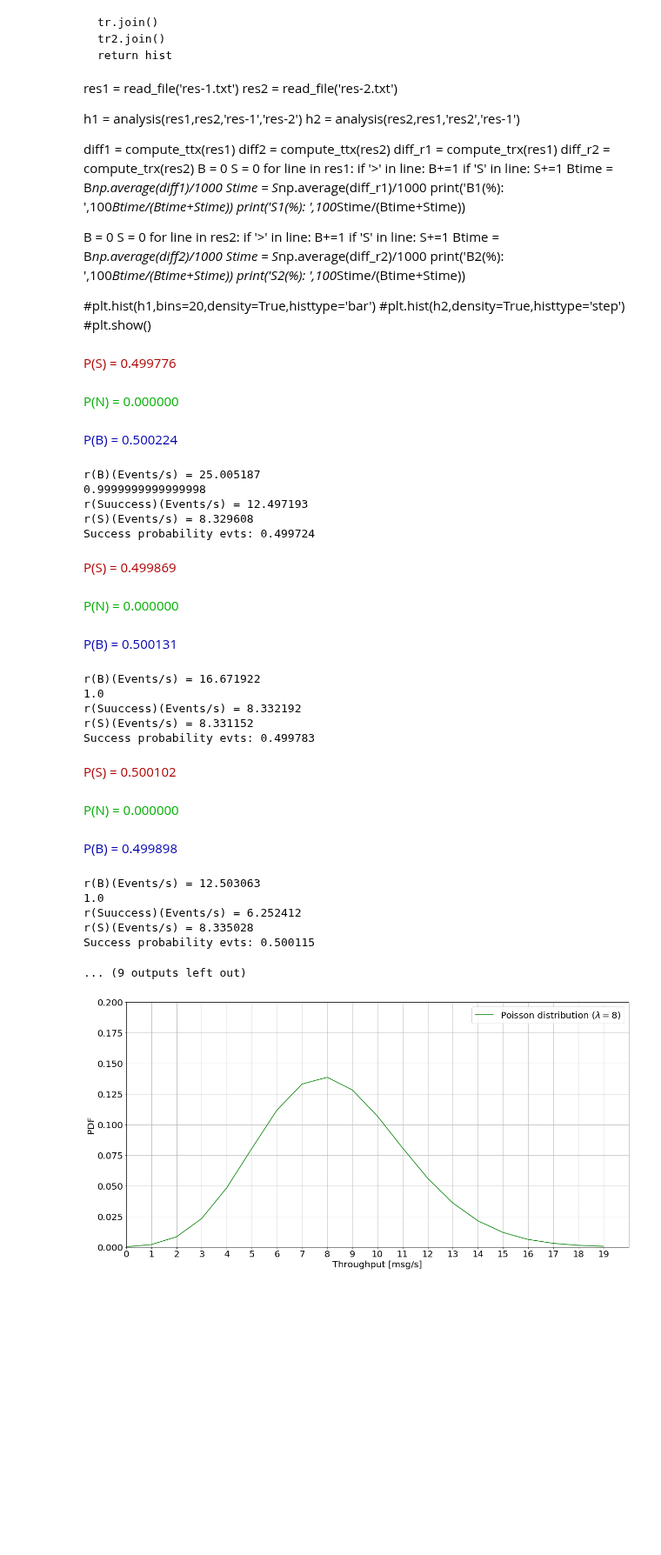
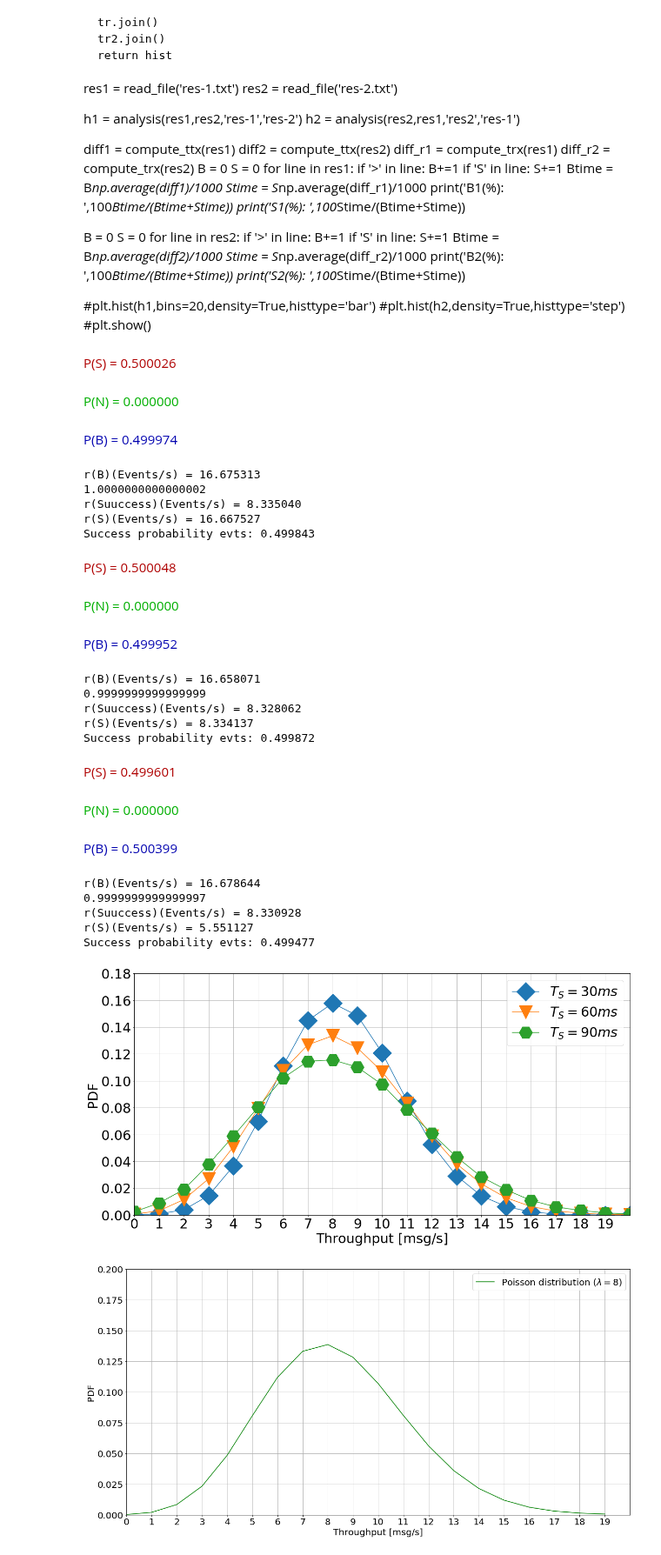
Before and after one commit to ingframin/BroadcastSimulation, a Jupyter notebook: results/Analysis.ipynb, the cells around one changed output. Shown at 87% size. Drawn from its saved outputs; the diff is of its cells as text; code cells hidden in the pictures; blank space fills up the shorter version.

Commit message:
fixed plots

```diff
--- a/results/Analysis.ipynb
+++ b/results/Analysis.ipynb
@@ -197,70 +198,78 @@ print('S2(%): ',100*Stime/(Btime+Stime))
 #plt.hist(h2,density=True,histtype='step')
 #plt.show()
 # %%
-for i in range(1,6):
+markers = ['D','o','*','v','X','s','H']
+
+for i in range(1,8):
+    if i not in [1,4,7]:
+        continue
     f1 = open("r%d-d0-result.txt"%i)
     raw1 = f1.read()
     f1.close()
 
     f2 = open("r%d-d1-result.txt"%i)
     raw2 = f2.read()
     f2.close()
 
-    hist,Eb,Es,En,Ps = compute_histogram(raw1,raw2,Ttx=(i*10+10))
-    l = "$T_{B}=%d ms$"%(i*10+10)
+    hist,Eb,Es,En,Ps = compute_histogram(raw1,raw2,Trx=(i*10+20))
+    l = "$T_{S}=%d ms$"%(i*10+20)
 
-    pt.plot(range(len(hist)),hist,'-D',markersize=15,label=l)
+    pt.plot(range(len(hist)),hist,'-'+markers[i-1],markersize=30,label=l)
+    with open('test-%d.txt'%i,'w') as f:
+        for l,k in zip(range(len(hist)),hist):
+            print('%.6f\t%.6f',file=f)
 
 def pois(l,k):
     v = []
     for x in range(k):
         p = (l**x)*exp(-l)/factorial(x)
         v.append(p)
     return v
 
 #h,b,p = pt.hist(h2,bins=20,density=True,histtype='step',label="Experimental results",align="left",linewidth=5)
 #pt.show()
 
 #p = pois(8.339678,20)
 #pt.plot(range(20),p,'-g',markersize=25,label='Poisson distribution ($\lambda = 8$)')
 #pt.plot(range(len(h)),h,'ob',label="Experimental results ($P_B =50\%$,Ttx=30ms,Trx=60ms)",markersize=20)
 
 
-pt.axis([0,20,0,0.25])
-pt.xticks(range(20), [str(n) for n in range(20)],fontsize=20)
-pt.yticks(fontsize=20)
-pt.xlabel(r'Throughput [msg/s]', fontsize = 20)
-pt.ylabel(r'PDF', fontsize = 20)
-pt.legend(fontsize=20)
+pt.axis([0,20,0,0.18])
+pt.xticks(range(20), [str(n) for n in range(20)],fontsize=30)
+pt.yticks(fontsize=30)
+pt.xlabel(r'Throughput [msg/s]', fontsize = 30)
+pt.ylabel(r'PDF', fontsize = 30)
+pt.legend(fontsize=30)
 pt.grid(True)
-pt.savefig('change_ttx.pdf',format='pdf',dpi=300, bbox_inches='tight')
+pt.savefig('change_TS.pdf',format='pdf',dpi=300, bbox_inches='tight')
+tikzplotlib.save("test.tex")
 pt.show()
 # %% [output]
-<span style="color: #af0000">P(S) = 0.499776</span>
+<span style="color: #af0000">P(S) = 0.500026</span>
 <span style="color: #00af00">P(N) = 0.000000</span>
-<span style="color: #0000af">P(B) = 0.500224</span>
+<span style="color: #0000af">P(B) = 0.499974</span>
-r(B)(Events/s) = 25.005187
-0.9999999999999998
-r(Suuccess)(Events/s) = 12.497193
-r(S)(Events/s) = 8.329608
-Success probability evts: 0.499724
+r(B)(Events/s) = 16.675313
+1.0000000000000002
+r(Suuccess)(Events/s) = 8.335040
+r(S)(Events/s) = 16.667527
+Success probability evts: 0.499843
-<span style="color: #af0000">P(S) = 0.499869</span>
+<span style="color: #af0000">P(S) = 0.500048</span>
 <span style="color: #00af00">P(N) = 0.000000</span>
-<span style="color: #0000af">P(B) = 0.500131</span>
+<span style="color: #0000af">P(B) = 0.499952</span>
-r(B)(Events/s) = 16.671922
-1.0
-r(Suuccess)(Events/s) = 8.332192
-r(S)(Events/s) = 8.331152
-Success probability evts: 0.499783
+r(B)(Events/s) = 16.658071
+0.9999999999999999
+r(Suuccess)(Events/s) = 8.328062
+r(S)(Events/s) = 8.334137
+Success probability evts: 0.499872
-<span style="color: #af0000">P(S) = 0.500102</span>
+<span style="color: #af0000">P(S) = 0.499601</span>
 <span style="color: #00af00">P(N) = 0.000000</span>
-<span style="color: #0000af">P(B) = 0.499898</span>
+<span style="color: #0000af">P(B) = 0.500399</span>
-r(B)(Events/s) = 12.503063
-1.0
-r(Suuccess)(Events/s) = 6.252412
-r(S)(Events/s) = 8.335028
-Success probability evts: 0.500115
+r(B)(Events/s) = 16.678644
+0.9999999999999997
+r(Suuccess)(Events/s) = 8.330928
+r(S)(Events/s) = 5.551127
+Success probability evts: 0.499477
-... (9 outputs left out)
+[figure, added]
 # %%
 def pois(l,k):
     v = []
```
Also changed, not shown: parts of 1 cell of this notebook, 4 other files.
